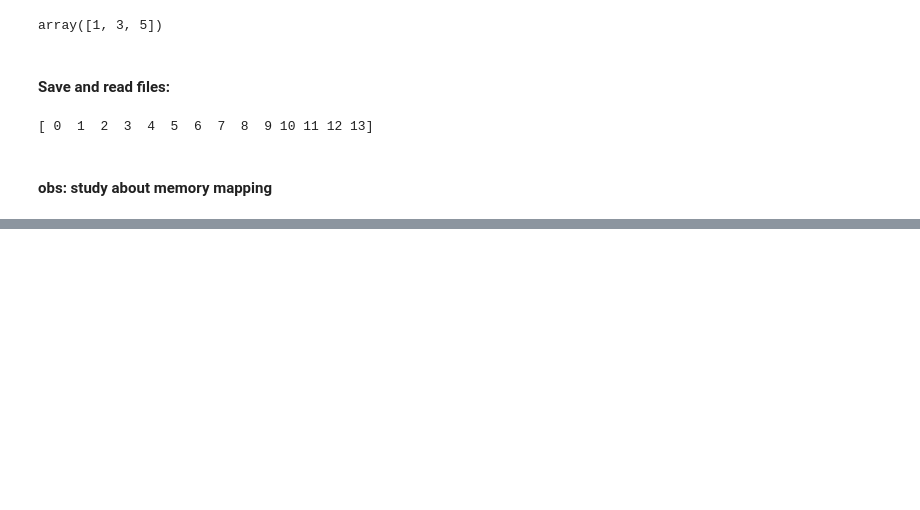
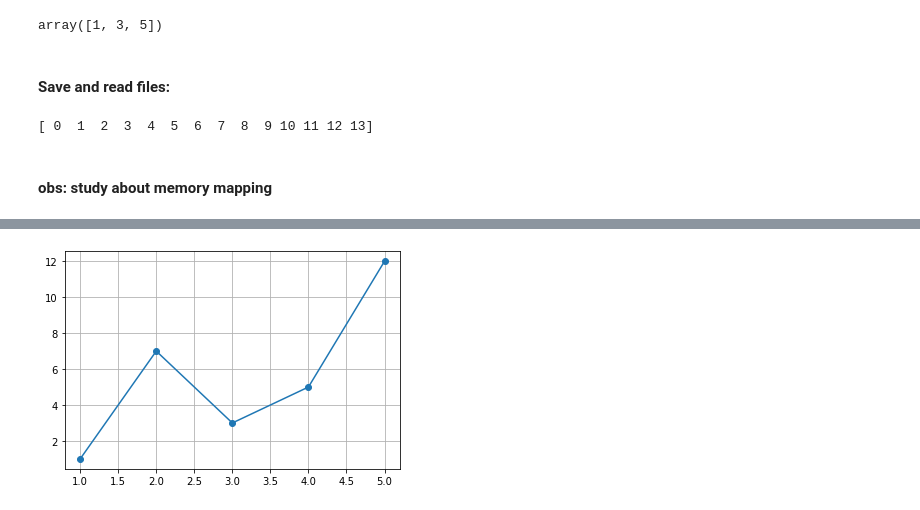
Before and after one commit to joaocarvoli-university/intro-data-science, a Jupyter notebook: notebooks-viewer/03-Libs (Numpy, Matplotlib, Pandas).ipynb, the cells around one changed output, grey strips where cells are left out. Cells and saved outputs as stored; diff of their text form; code cells hidden in the pictures; blank space fills up the shorter version.

```diff
--- a/notebooks-viewer/03-Libs (Numpy, Matplotlib, Pandas).ipynb
+++ b/notebooks-viewer/03-Libs (Numpy, Matplotlib, Pandas).ipynb
@@ -112,0 +125,5 @@ print(c)
+# %%
+plt.plot(x, y, marker='o')
+plt.grid()
+# %% [output]
+[figure, added]
```
Also changed, not shown: parts of 23 cells of this notebook.
